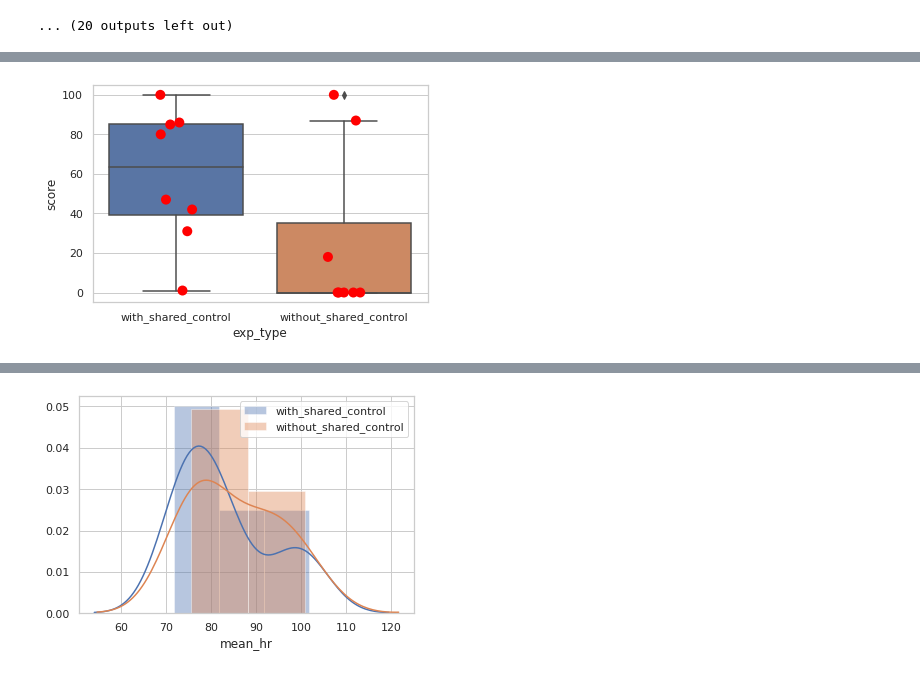
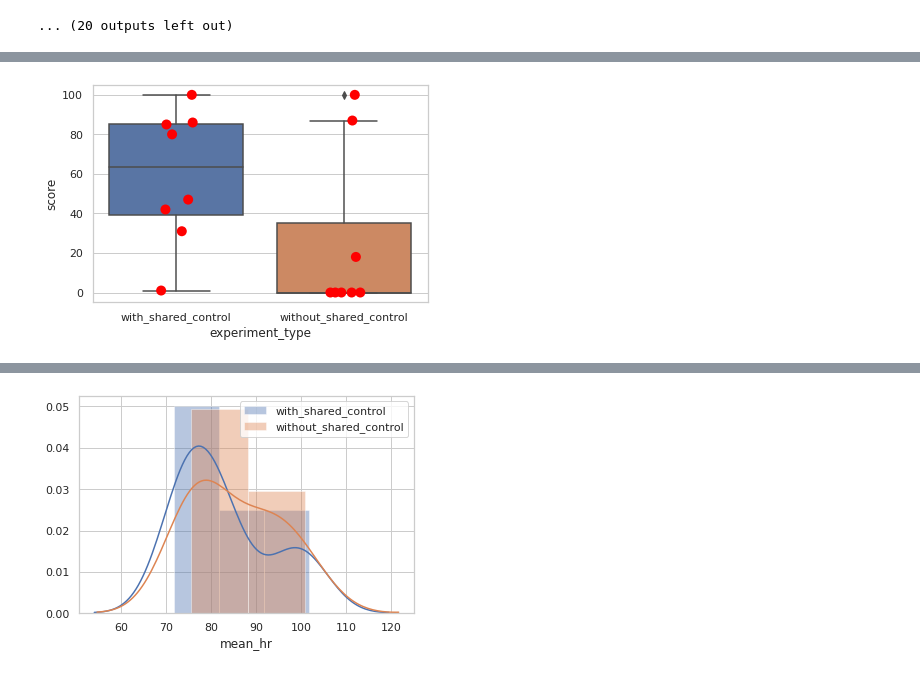
Before and after one commit to Frkncm/Dissertation_data_analysis, a Jupyter notebook: data_analysis.ipynb, the cells around one changed output, grey strips where cells are left out. Saved outputs shown, nothing was run; the diff lists cells and outputs as text; code cells hidden in the pictures.

```diff
--- a/data_analysis.ipynb
+++ b/data_analysis.ipynb
@@ -339,6 +339,5 @@ not-stressed time: 0.0
 
 df = pd.read_csv('all_participants_results.csv')
 
-df1 = df[["exp_type","mean_hr","mean_scl", "mean_scr",  "std_hr", "std_scl", "std_scr", "score", "begin_with"]]
-
-df.to_latex(output.tex)
+df1 = df[["experiment_type","mean_hr","mean_scl", "mean_scr",  "std_hr", "std_scl", "std_scr",
+          "score", "begin_with","mean_stressed_time"]]
@@ -383,7 +380,7 @@ plt.show()
 # %%
 #plot box graphs of "interactions" for with_robot and without robot conditions to see the data distribution around mean
-sns.boxplot(data=df1, x="exp_type", y="score")
-sns.stripplot(data=df1, x="exp_type", y="score", size=10, color="red")
+sns.boxplot(data=df1, x="experiment_type", y="score")
+sns.stripplot(data=df1, x="experiment_type", y="score", size=10, color="red")
 plt.show()
 # %% [output]
-[figure, old version]
+[figure, new version]
```
Also changed, not shown: parts of 10 cells of this notebook, 5 other files.
